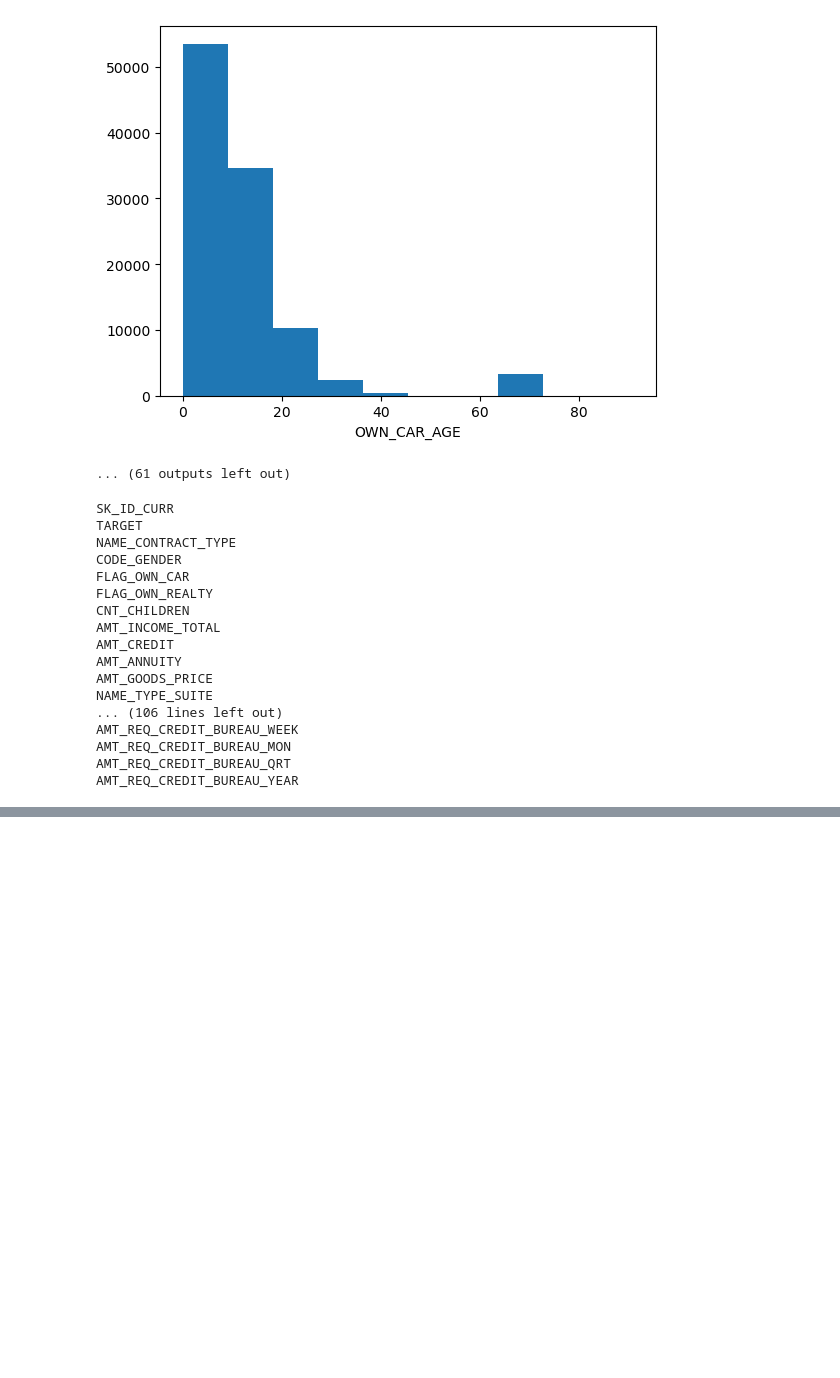
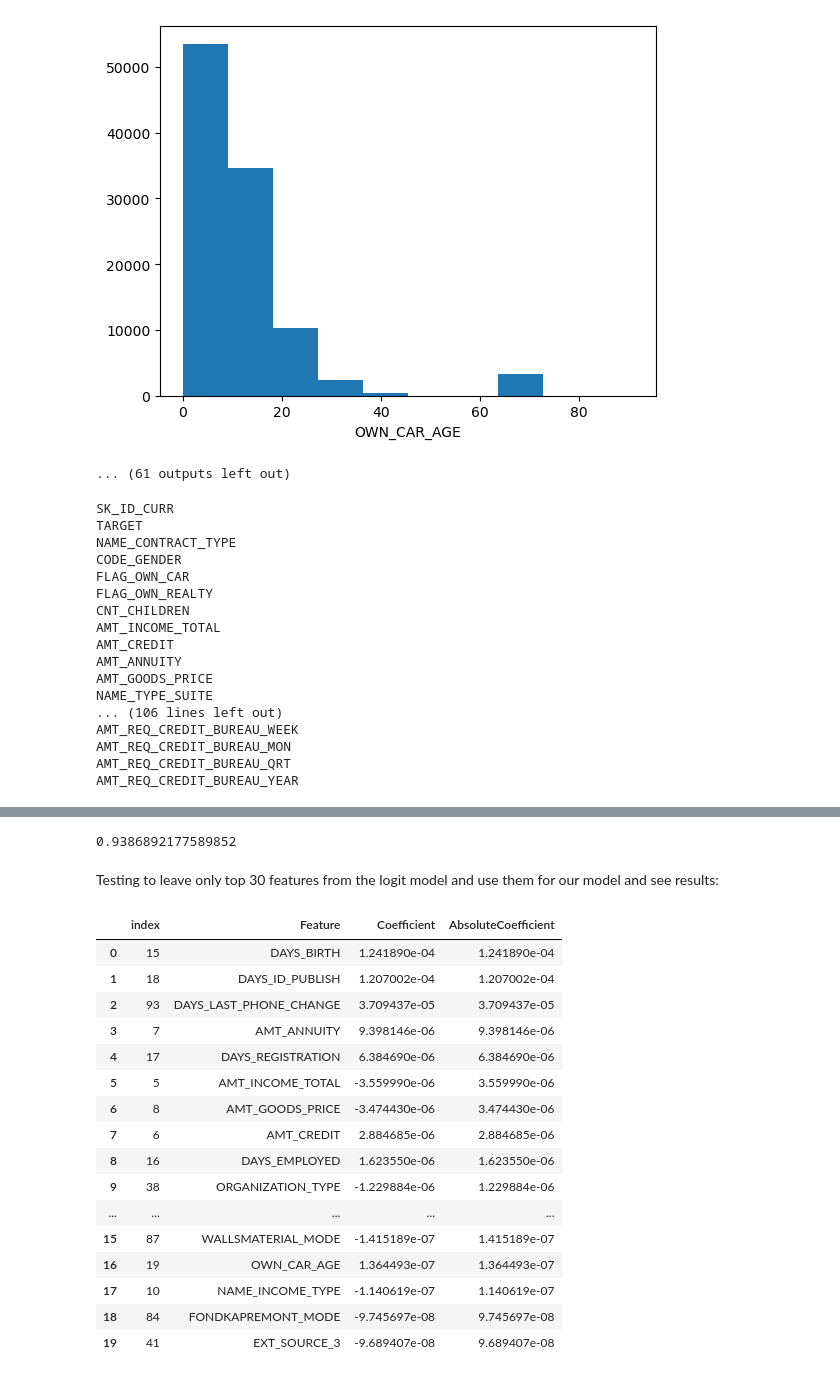
Before and after one commit to haileyvu9/RP, a Jupyter notebook: Research_project_Petko.ipynb, the cells around one changed output, grey strips where cells are left out. Cells and saved outputs as stored; diff of their text form; code cells hidden in the pictures; blank space fills up the shorter version.

```diff
--- a/Research_project_Petko.ipynb
+++ b/Research_project_Petko.ipynb
@@ -154,0 +184,29 @@ accuracy
+# %%
+accuracy2 = accuracy_score(y_test, y_pred_log)
+accuracy2
+# %% [output]
+0.9386892177589852
+# %% [markdown]
+Testing to leave only top 30 features from the logit model and use them for our model and see results:
+# %%
+feature_importance = feature_importance.loc[:29]
+# %%
+feature_importance.head(20)
+# %% [output]
+|  | index | Feature | Coefficient | AbsoluteCoefficient |
+| 0 | 15 | DAYS_BIRTH | 1.241890e-04 | 1.241890e-04 |
+| 1 | 18 | DAYS_ID_PUBLISH | 1.207002e-04 | 1.207002e-04 |
+| 2 | 93 | DAYS_LAST_PHONE_CHANGE | 3.709437e-05 | 3.709437e-05 |
+| 3 | 7 | AMT_ANNUITY | 9.398146e-06 | 9.398146e-06 |
+| 4 | 17 | DAYS_REGISTRATION | 6.384690e-06 | 6.384690e-06 |
+| 5 | 5 | AMT_INCOME_TOTAL | -3.559990e-06 | 3.559990e-06 |
+| 6 | 8 | AMT_GOODS_PRICE | -3.474430e-06 | 3.474430e-06 |
+| 7 | 6 | AMT_CREDIT | 2.884685e-06 | 2.884685e-06 |
+| 8 | 16 | DAYS_EMPLOYED | 1.623550e-06 | 1.623550e-06 |
+| 9 | 38 | ORGANIZATION_TYPE | -1.229884e-06 | 1.229884e-06 |
+| ... | ... | ... | ... | ... |
+| 15 | 87 | WALLSMATERIAL_MODE | -1.415189e-07 | 1.415189e-07 |
+| 16 | 19 | OWN_CAR_AGE | 1.364493e-07 | 1.364493e-07 |
+| 17 | 10 | NAME_INCOME_TYPE | -1.140619e-07 | 1.140619e-07 |
+| 18 | 84 | FONDKAPREMONT_MODE | -9.745697e-08 | 9.745697e-08 |
+| 19 | 41 | EXT_SOURCE_3 | -9.689407e-08 | 9.689407e-08 |
```
Also changed, not shown: parts of 11 cells of this notebook.
